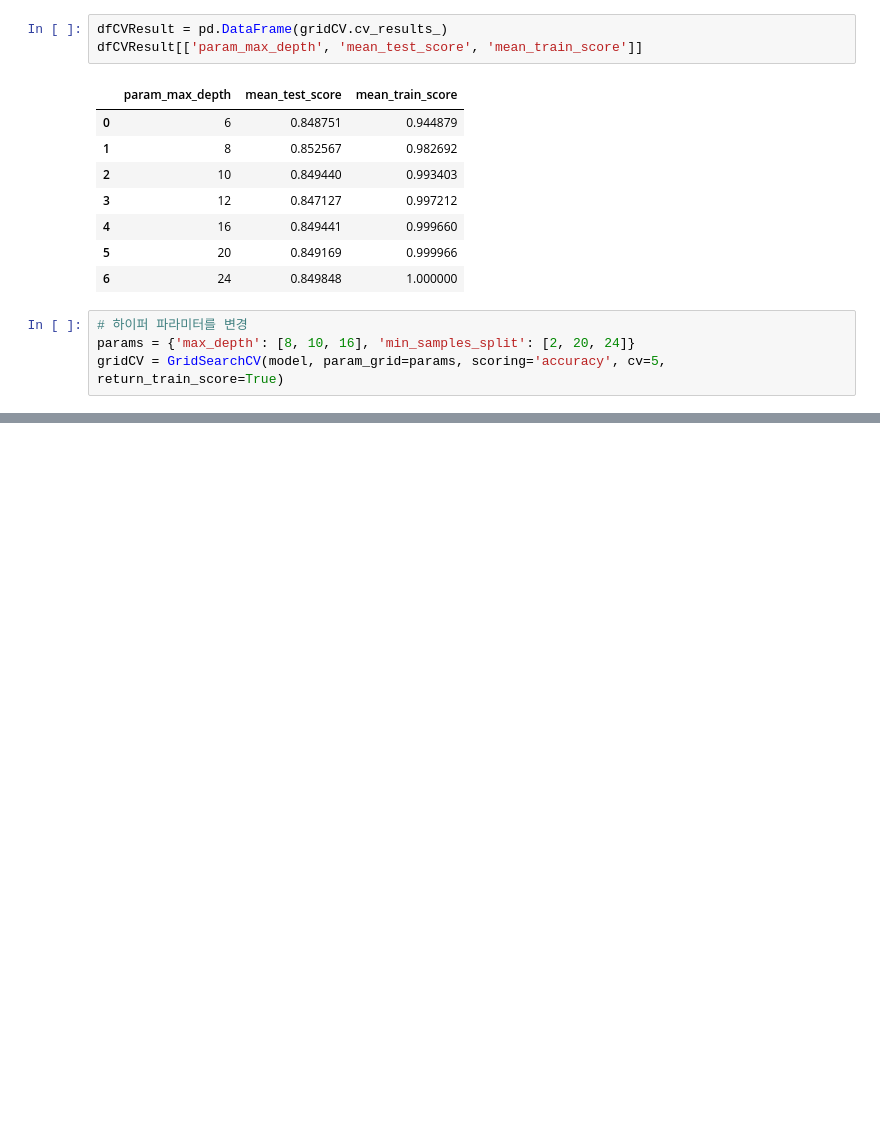
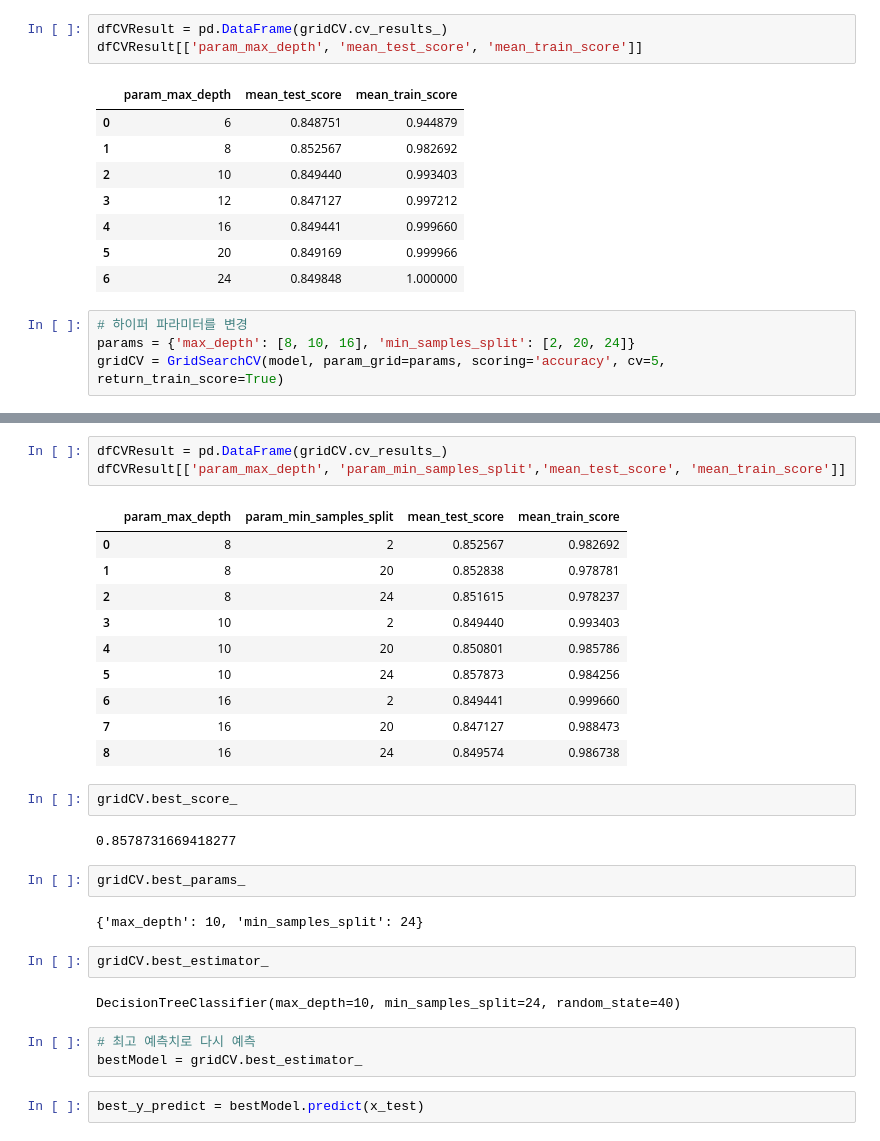
Before and after one commit to hyanyul/python-analysis-2024, a Jupyter notebook: day12/pa27_결정트리_분석.ipynb, the cells around one changed output, grey strips where cells are left out. Cells and saved outputs as stored; diff of their text form; blank space fills up the shorter version.

```diff
--- a/day12/pa27_결정트리_분석.ipynb
+++ b/day12/pa27_결정트리_분석.ipynb
@@ -205,0 +211,31 @@ gridCV.fit(x_train, y_train)
+# %%
+dfCVResult = pd.DataFrame(gridCV.cv_results_)
+dfCVResult[['param_max_depth', 'param_min_samples_split','mean_test_score', 'mean_train_score']]
+# %% [output]
+|  | param_max_depth | param_min_samples_split | mean_test_score | mean_train_score |
+| 0 | 8 | 2 | 0.852567 | 0.982692 |
+| 1 | 8 | 20 | 0.852838 | 0.978781 |
+| 2 | 8 | 24 | 0.851615 | 0.978237 |
+| 3 | 10 | 2 | 0.849440 | 0.993403 |
+| 4 | 10 | 20 | 0.850801 | 0.985786 |
+| 5 | 10 | 24 | 0.857873 | 0.984256 |
+| 6 | 16 | 2 | 0.849441 | 0.999660 |
+| 7 | 16 | 20 | 0.847127 | 0.988473 |
+| 8 | 16 | 24 | 0.849574 | 0.986738 |
+# %%
+gridCV.best_score_
+# %% [output]
+0.8578731669418277
+# %%
+gridCV.best_params_
+# %% [output]
+{'max_depth': 10, 'min_samples_split': 24}
+# %%
+gridCV.best_estimator_
+# %% [output]
+DecisionTreeClassifier(max_depth=10, min_samples_split=24, random_state=40)
+# %%
+# 최고 예측치로 다시 예측
+bestModel = gridCV.best_estimator_
+# %%
+best_y_predict = bestModel.predict(x_test)
```
Also changed, not shown: parts of 9 cells of this notebook.
